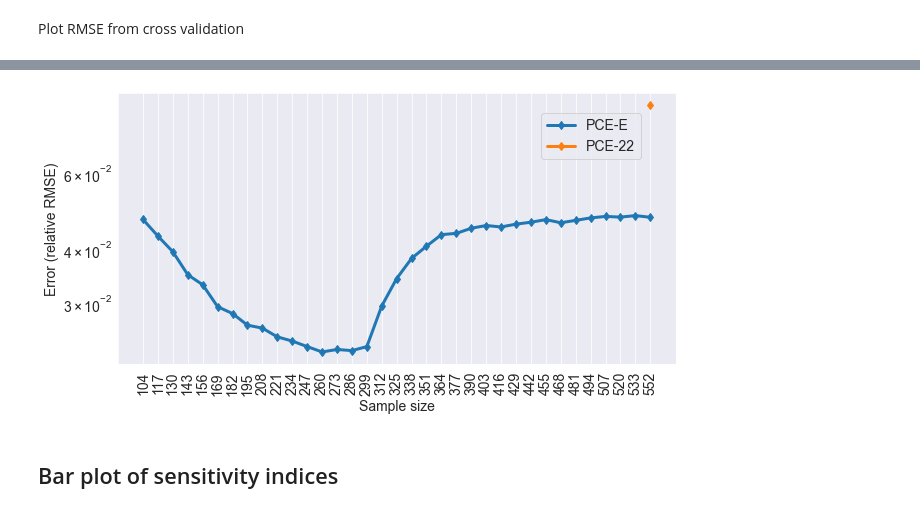
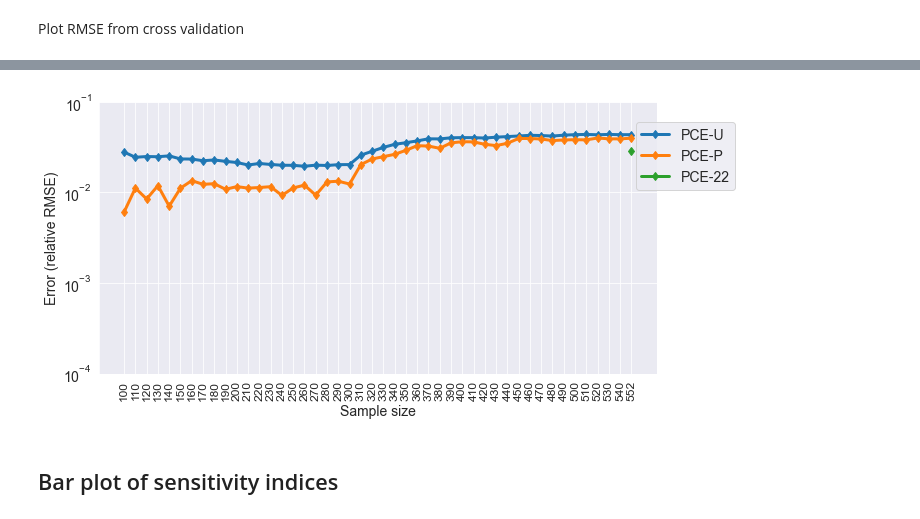
Before and after one commit to QianWanghhu/factor_fixing, a Jupyter notebook: qian_dev/visualization.ipynb, the cells around one changed output, grey strips where cells are left out. Cells and saved outputs as stored; diff of their text form; code cells hidden in the pictures.

Commit message:
Plotting using new results

```diff
--- a/qian_dev/visualization.ipynb
+++ b/qian_dev/visualization.ipynb
@@ -35,8 +33,8 @@ def df_return(fp, fn):
 from matplotlib import rcParams
 
 # filepath = ['../output/paper0915/', '../output/paper0915/figure4/test_plot/', '../output/paper0915/figure4/test1013/']
-filepath = ['../output/test/']
-filename = ['error_cv_uniform_552.csv', 'error_cv_beta_552.csv', 'error_cv_exact_552.csv']
+filepath = ['../output/adaptive/']
+filename = ['error_cv_uniform_552.csv', 'error_cv_exact_552.csv']
 filename_22 = 'error_cv_compare.csv'
 
 error_stats = pd.read_csv(f'{filepath[0]}{filename_22}').iloc[0]
@@ -45,15 +43,15 @@ df_uniform = df_return(filepath[0], filename[0])
 df_uniform = df_uniform.filter(items=['mean'])
 cols = df_uniform.columns
 df_uniform.rename(columns={col: col+'_uni' for col in cols if col == 'mean'}, inplace=True)
-df_beta = df_return(filepath[0], filename[1])
-df_beta = df_beta.filter(items=['mean'])
-df_beta.rename(columns={col: col+'_beta' for col in cols}, inplace=True)
+# df_beta = df_return(filepath[0], filename[1])
+# df_beta = df_beta.filter(items=['mean'])
+# df_beta.rename(columns={col: col+'_beta' for col in cols}, inplace=True)
 
 df_exact = df_return(filepath[0], filename[-1])
 df_exact = df_exact.filter(items=['mean'])
 df_exact.rename(columns={col: 'mean_exact' for col in cols}, inplace=True)
 
-df = pd.concat([df_uniform, df_beta, df_exact], axis=1)
+df = pd.concat([df_uniform, df_exact], axis=1)
 df.loc['nsample_552', 'mean_22_uni'] = error_stats['mean']
 
 df_cols = df.columns
@@ -87,21 +101,21 @@ df.head()
 # %%
 fig, axes = plt.subplots(nrows=1, ncols=1, sharey=True, figsize=(10, 5))
-ax1 = df.plot(x='index', y=legend_dict['legend'], kind='line', marker='d',
+ax1 = df.plot(x='index', y=df.columns[1:], kind='line', marker='d',
                 legend=True, logy=True, xticks=np.arange(df.shape[0]), ax=axes)
 
 # ax1.set_xticklabels(labels = [143, 156, 234, 312, 390, 552], fontsize = 14, rotation=90);
 rcParams['ytick.labelsize'] = 14
-ax1.legend(['PCE-E', 'PCE-22'], bbox_to_anchor=(0.95, 0.95), fontsize=14)
+ax1.legend(['PCE-U', 'PCE-P', 'PCE-22'], bbox_to_anchor=(0.95, 0.95), fontsize=14)
 ax1.set_ylabel('Error (relative RMSE)', fontsize = 14);
 ax1.set_xlabel('Sample size', fontsize = 14);
-
-ax1.set_xticklabels(xticks, rotation=90, fontsize=14)
+ax1.set_ylim(1e-4, 1e-1)
+ax1.set_xticklabels(xticks, rotation=90, fontsize=12)
 
 # ax2.set_xticklabels(labels = [143, 156, 234, 312, 390, 552], fontsize = 14, rotation=90);
 rcParams['ytick.labelsize'] = 14
-plt.savefig(f'{filepath[0]}figure/Figure4_two_panels.png', format='png', dpi=300)
+# plt.savefig(f'{filepath[0]}figure/Figure4_two_panels.png', format='png', dpi=300)
 # %% [output]
-[figure, old version]
+[figure, new version]
 # %% [markdown]
 ## Bar plot of sensitivity indices
 # %%
```
Also changed, not shown: parts of 5 cells of this notebook.
